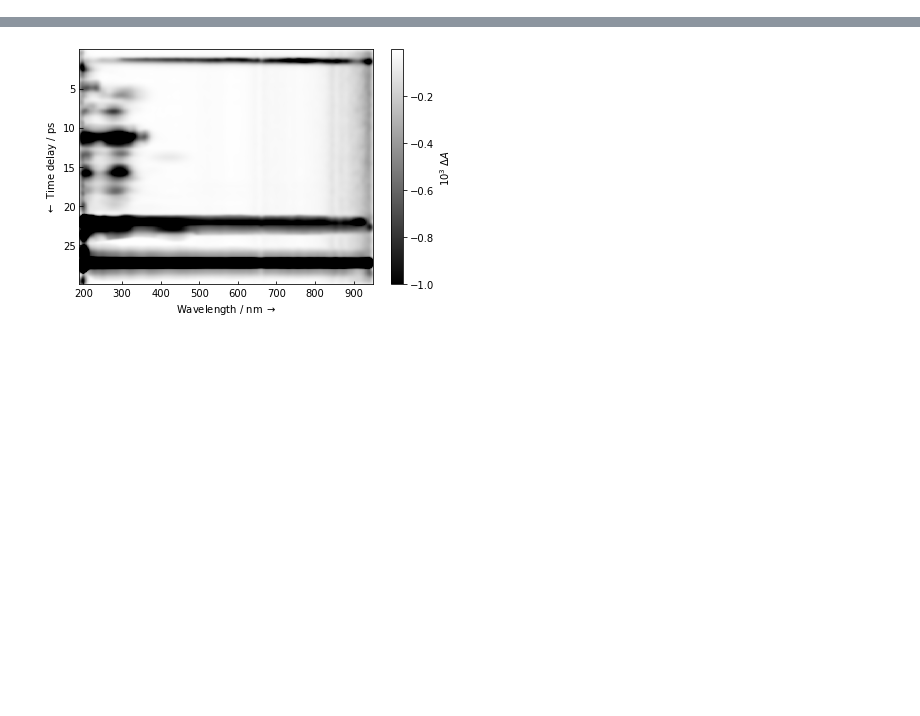
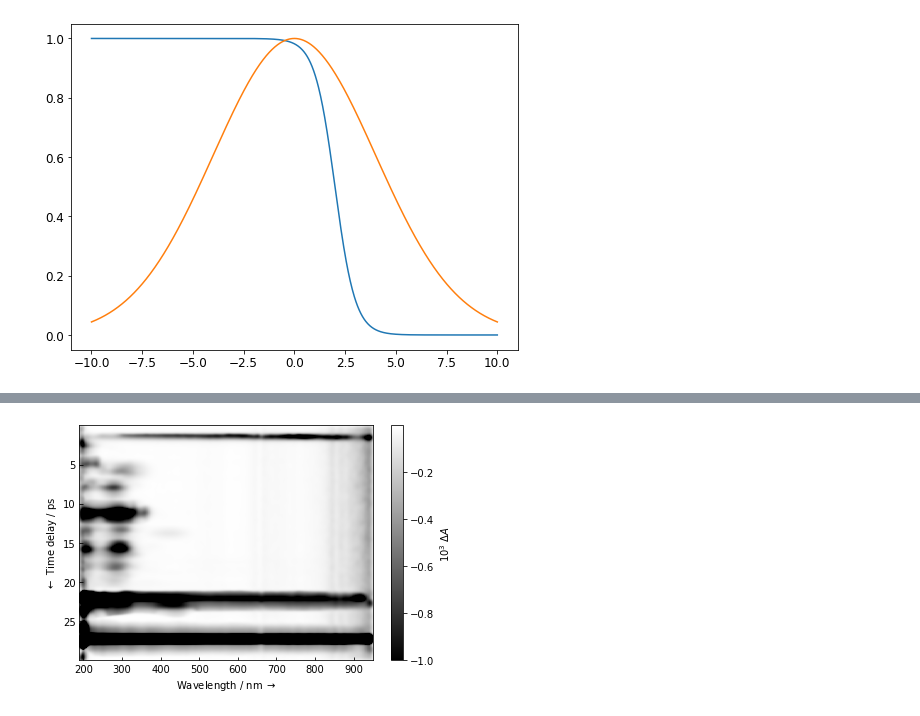
Before and after one commit to dmadea/Jupyter-Tutorials, a Jupyter notebook: Baseline correction/bcorr_dct.ipynb, the cells around one changed output, grey strips where cells are left out. Drawn from its saved outputs; the diff is of its cells as text; code cells hidden in the pictures; blank space fills up the shorter version.

```diff
--- a/Baseline correction/bcorr_dct.ipynb
+++ b/Baseline correction/bcorr_dct.ipynb
@@ -95,5 +99,24 @@ def plot_data(D, times, wavelengths, symlog=False, title='', t_unit='ps',
         plt.savefig(fname=filepath, format=ext, transparent=transparent, dpi=dpi)
 
     plt.show()
+# %%
+@vectorize
+def logistic(x, mean, std):
+    if std > 0:
+        return 1 / (1 + np.exp(2 * (x - 2 * std - mean) / std))
+    else:
+        return 0
+
+def gauss(x, mean, std):
+    return np.exp(-0.5 * ((x - mean) / (std * 4)) ** 2)
+
+x = np.linspace(-10, 10, 1000)
+y = logistic(x, 0, 1)
+yg = gauss(x, 0, 1)
+plt.plot(x, y)
+plt.plot(x, yg)
+plt.show()
+# %% [output]
+[figure, added]
 # %%
 # from https://stackoverflow.com/questions/40104377/issiue-with-implementation-of-2d-discrete-cosine-transform-in-python
```
Also changed, not shown: parts of 20 cells of this notebook, 12 other files.
